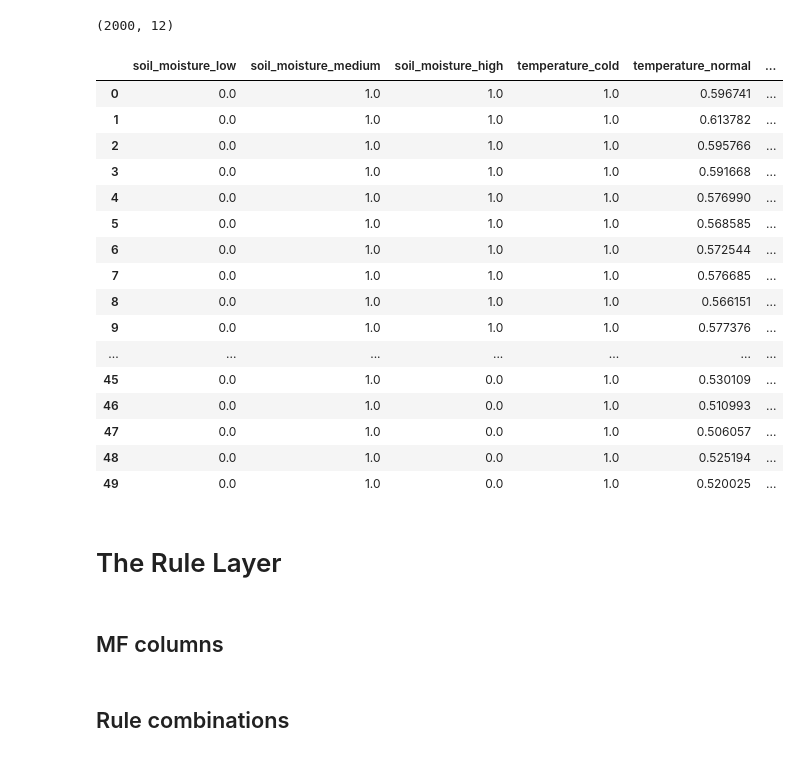
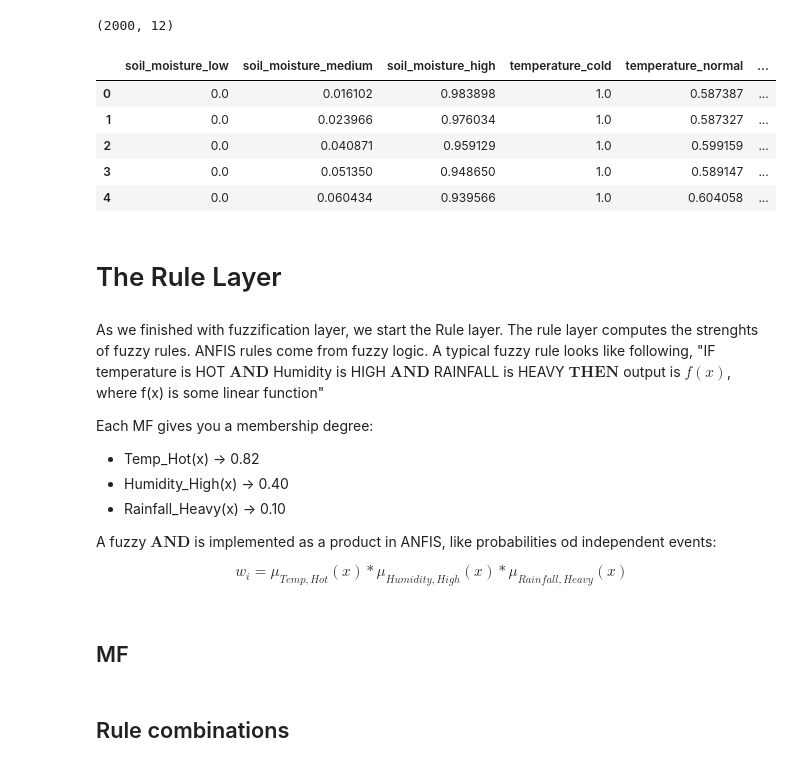
Before and after one commit to Sharmetov/IOT_Fall2025, a Jupyter notebook: neuro_fuzzy.ipynb, the cells around one changed output. Drawn from its saved outputs; the diff is of its cells as text; code cells hidden in the pictures.

```diff
--- a/neuro_fuzzy.ipynb
+++ b/neuro_fuzzy.ipynb
@@ -183,29 +194,29 @@ fuzzy_df.shape
 # %% [output]
 (2000, 12)
 # %%
-fuzzy_df.head(50)
+fuzzy_df.head()
 # %% [output]
 |  | soil_moisture_low | soil_moisture_medium | soil_moisture_high | temperature_cold | temperature_normal | ... |
-| 0 | 0.0 | 1.0 | 1.0 | 1.0 | 0.596741 | ... |
-| 1 | 0.0 | 1.0 | 1.0 | 1.0 | 0.613782 | ... |
-| 2 | 0.0 | 1.0 | 1.0 | 1.0 | 0.595766 | ... |
-| 3 | 0.0 | 1.0 | 1.0 | 1.0 | 0.591668 | ... |
-| 4 | 0.0 | 1.0 | 1.0 | 1.0 | 0.576990 | ... |
-| 5 | 0.0 | 1.0 | 1.0 | 1.0 | 0.568585 | ... |
-| 6 | 0.0 | 1.0 | 1.0 | 1.0 | 0.572544 | ... |
-| 7 | 0.0 | 1.0 | 1.0 | 1.0 | 0.576685 | ... |
-| 8 | 0.0 | 1.0 | 1.0 | 1.0 | 0.566151 | ... |
-| 9 | 0.0 | 1.0 | 1.0 | 1.0 | 0.577376 | ... |
-| ... | ... | ... | ... | ... | ... | ... |
-| 45 | 0.0 | 1.0 | 0.0 | 1.0 | 0.530109 | ... |
-| 46 | 0.0 | 1.0 | 0.0 | 1.0 | 0.510993 | ... |
-| 47 | 0.0 | 1.0 | 0.0 | 1.0 | 0.506057 | ... |
-| 48 | 0.0 | 1.0 | 0.0 | 1.0 | 0.525194 | ... |
-| 49 | 0.0 | 1.0 | 0.0 | 1.0 | 0.520025 | ... |
+| 0 | 0.0 | 0.016102 | 0.983898 | 1.0 | 0.587387 | ... |
+| 1 | 0.0 | 0.023966 | 0.976034 | 1.0 | 0.587327 | ... |
+| 2 | 0.0 | 0.040871 | 0.959129 | 1.0 | 0.599159 | ... |
+| 3 | 0.0 | 0.051350 | 0.948650 | 1.0 | 0.589147 | ... |
+| 4 | 0.0 | 0.060434 | 0.939566 | 1.0 | 0.604058 | ... |
-# %% [markdown]
-# The Rule Layer
 # %% [markdown]
-## MF columns
+# The Rule Layer
+# %% [markdown]
+As we finished with fuzzification layer, we start the Rule layer. The rule layer computes the strenghts of fuzzy rules. ANFIS rules come from fuzzy logic. A typical fuzzy rule looks like following, "IF temperature is HOT $\textbf{AND}$  Humidity is HIGH $\textbf{AND}$ RAINFALL is HEAVY $\textbf{THEN}$ output is $f(x)$, where f(x) is some linear function"
+
+Each MF gives you a membership degree:
+* Temp_Hot(x) -> 0.82
+* Humidity_High(x) -> 0.40
+* Rainfall_Heavy(x) -> 0.10
+
+A fuzzy $\textbf{AND}$ is implemented as a product in ANFIS, like probabilities od independent events:
+
+$$w_i = \mu_{Temp, Hot}(x) * \mu_{Humidity, High}(x) * \mu_{Rainfall, Heavy}(x)$$
+# %% [markdown]
+## MF
 # %%
 soil_mfs = ["soil_moisture_low", "soil_moisture_medium", "soil_moisture_high"]
 temp_mfs = ["temperature_cold", "temperature_normal", "temperature_hot"]
```
Also changed, not shown: parts of 25 cells of this notebook, 1 other file.
